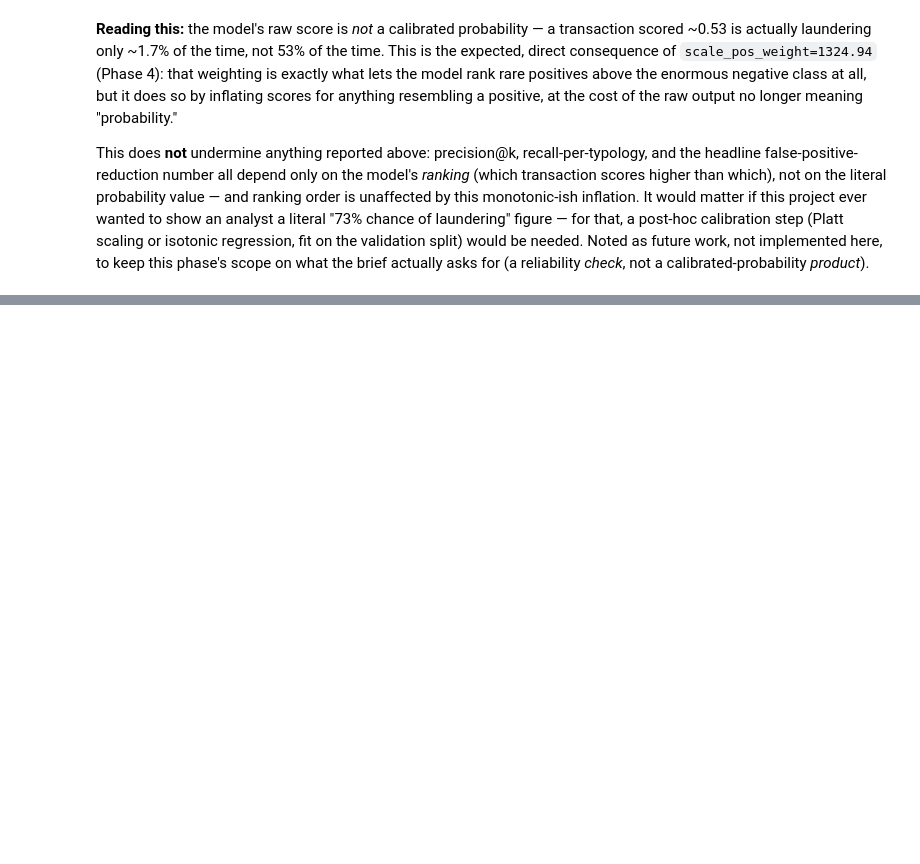
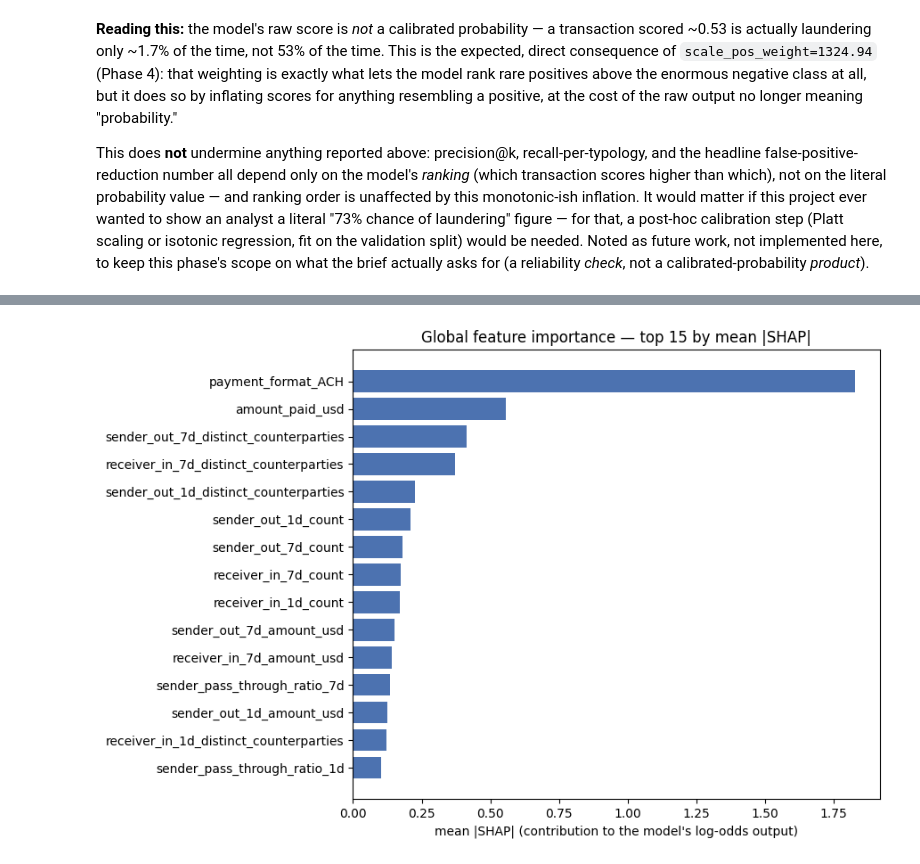
Before and after one commit to Kashish1430/aml-transaction-monitoring, a Jupyter notebook: notebooks/04_evaluation_explainability.ipynb, the cells around one changed output, grey strips where cells are left out. Cells and saved outputs as stored; diff of their text form; code cells hidden in the pictures; blank space fills up the shorter version.

```diff
--- a/notebooks/04_evaluation_explainability.ipynb
+++ b/notebooks/04_evaluation_explainability.ipynb
@@ -209,0 +223,8 @@ Phase 6 (`src/explain.py`): SHAP TreeExplainer, global feature importance (build
+# %%
+feature_names = list(x_test.columns)
+
+sample_idx = select_explanation_sample(y_test, model_alert_idx, 20_000, config["seed"])
+x_sample = x_test.iloc[sample_idx]
+shap_values = compute_shap_values(model, x_sample)
+
+print(f"Explained {len(x_sample):,} rows ({int(y_test[sample_idx].sum())} positives)")
@@ -209,0 +253,3 @@ Phase 6 (`src/explain.py`): SHAP TreeExplainer, global feature importance (build
+# %%
+importance = global_importance(shap_values, feature_names)
+importance.head(15)
@@ -209,0 +273,12 @@ Phase 6 (`src/explain.py`): SHAP TreeExplainer, global feature importance (build
+# %%
+top_features = importance.head(15).iloc[::-1]
+
+fig, ax = plt.subplots(figsize=(9, 6))
+ax.barh(top_features["feature"], top_features["mean_abs_shap"], color="#4C72B0")
+ax.set_xlabel("mean |SHAP| (contribution to the model's log-odds output)")
+ax.set_title("Global feature importance — top 15 by mean |SHAP|")
+fig.tight_layout()
+fig.savefig("../reports/figures/06_shap_global_importance.png", dpi=150)
+plt.show()
+# %% [output]
+[figure, added]
```
Also changed, not shown: parts of 16 cells of this notebook, 13 other files.
